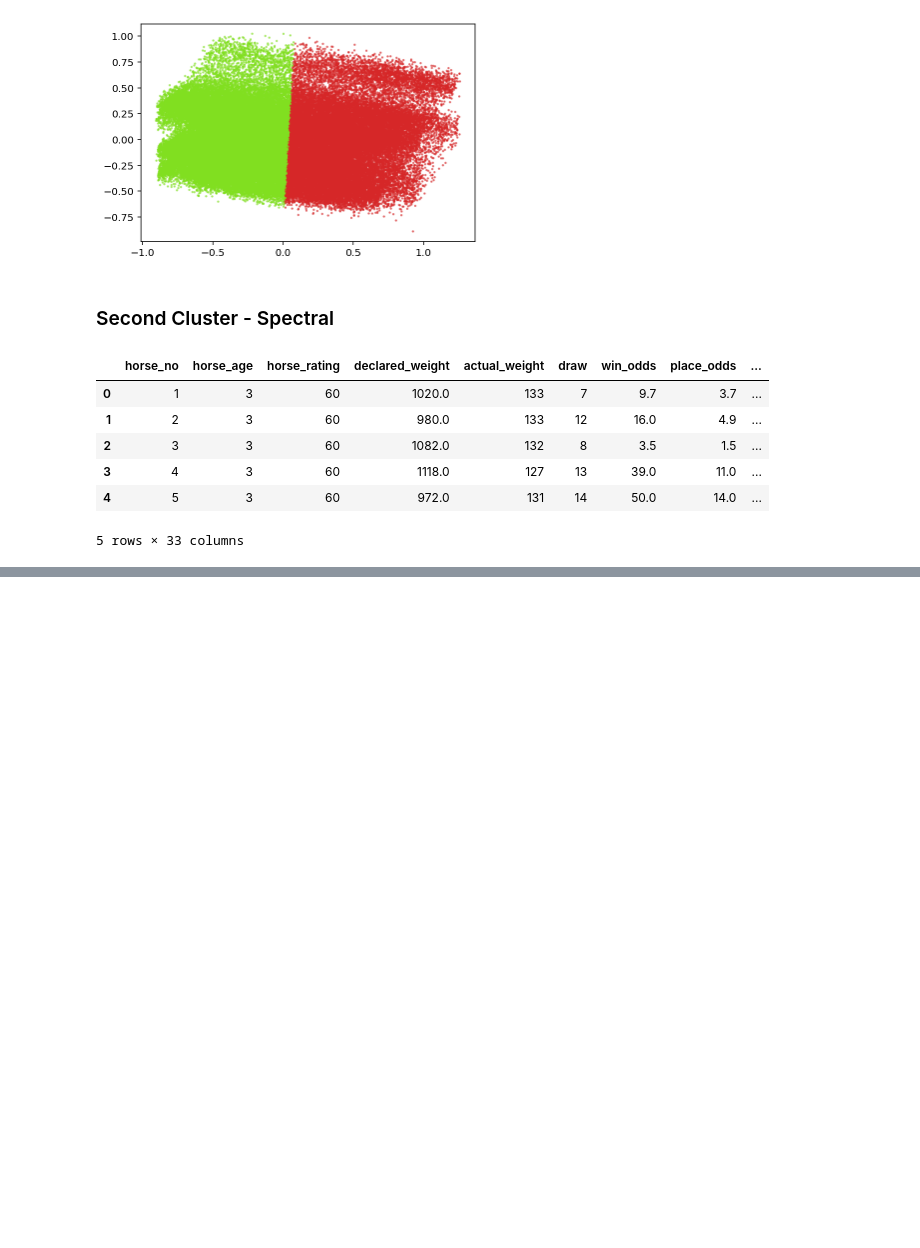
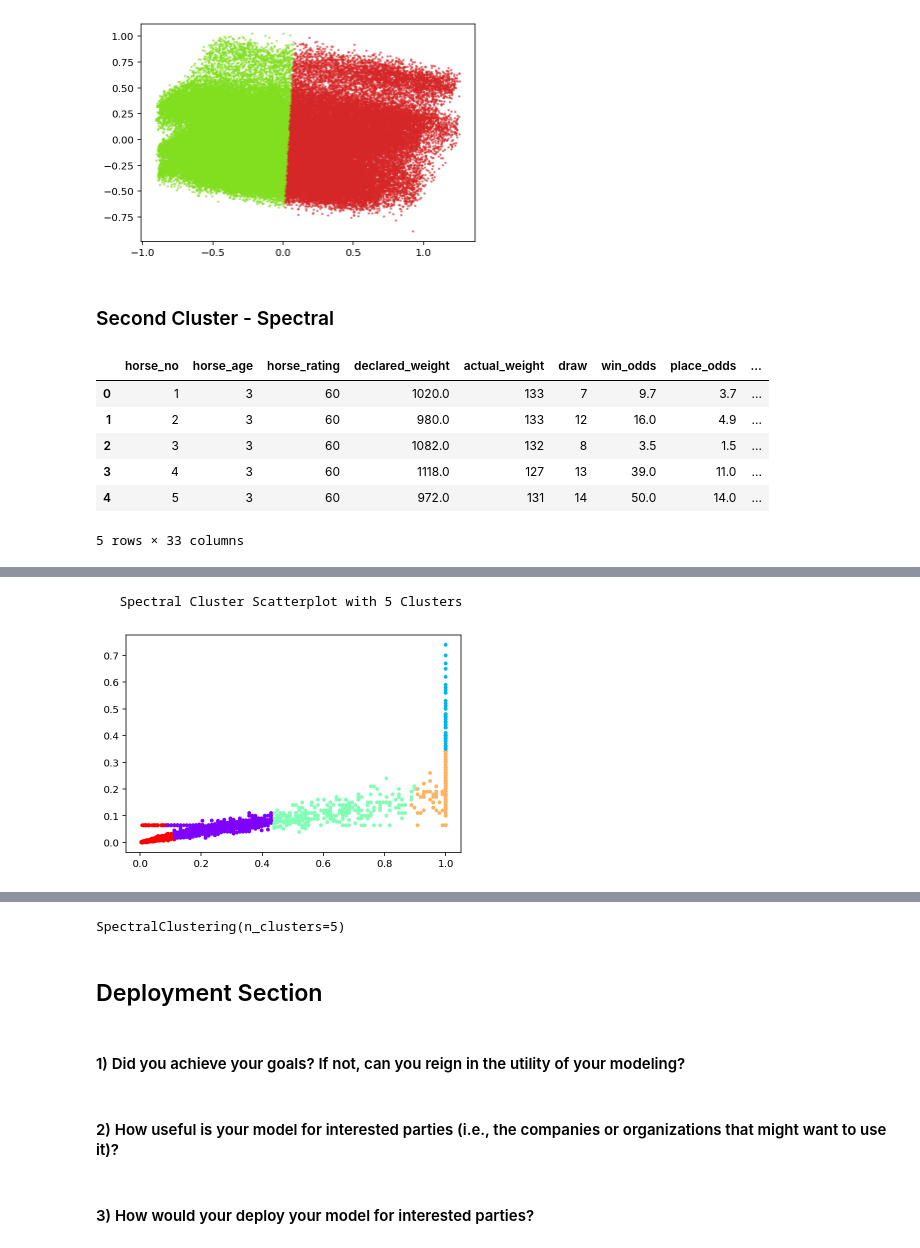
Before and after one commit to C-Stewart-GH/Hong_Kong_Horse_Racing_Project, a Jupyter notebook: Project3/lab3- Ryan.ipynb, the cells around one changed output, grey strips where cells are left out. Drawn from its saved outputs; the diff is of its cells as text; code cells hidden in the pictures; blank space fills up the shorter version.

```diff
--- a/Project3/lab3- Ryan.ipynb
+++ b/Project3/lab3- Ryan.ipynb
@@ -84,6 +86,12 @@ Shape after One-Hot Encoding Categorical Predictors: (79423, 33)
 | 3 | 4 | 3 | 60 | 1118.0 | 127 | 13 | 39.0 | 11.0 | ... |
 | 4 | 5 | 3 | 60 | 972.0 | 131 | 14 | 50.0 | 14.0 | ... |
 5 rows × 33 columns
+# %%
+#train test split won
+X_train,X_test,Y_train,Y_test = train_test_split(runs_data,runs_target,test_size=0.20,random_state=0)
+mmscl_obj = MinMaxScaler()
+X_train = mmscl_obj.fit_transform(X_train,y = None)
+X_test = mmscl_obj.transform(X_test)
 # %% [markdown]
 ### K-means clustering using PCA
 # %%
@@ -206,0 +189,4 @@ plt.show()
+# %%
+np.random.shuffle(X_train)
+spcsample = X_train[:2500, :]
+print(spcsample)
@@ -206,0 +201,17 @@ plt.show()
+# %%
+X1 = spcsample[:,[6,7]]
+nclust = 5
+
+spc = SpectralClustering(n_clusters=nclust, affinity = 'rbf')
+labels = spc.fit_predict(X1)
+
+plt.scatter(X1[:,0], X1[:,1], c=labels,
+                    cmap=plt.cm.rainbow, s=8)
+print('   Spectral Cluster Scatterplot with', nclust, 'Clusters:')
+plt.show()
+
+print('Time for spectral clustering:')
+%time spc.fit(X1)
+# %% [output]
+   Spectral Cluster Scatterplot with 5 Clusters
+[figure, added]
@@ -206,0 +220 @@ plt.show()
+SpectralClustering(n_clusters=5)
@@ -206,0 +227,8 @@ plt.show()
+# %% [markdown]
+## Deployment Section
+# %% [markdown]
+#### 1) Did you achieve your goals? If not, can you reign in the utility of your modeling?
+# %% [markdown]
+#### 2) How useful is your model for interested parties (i.e., the companies or organizations that might want to use it)?
+# %% [markdown]
+#### 3) How would your deploy your model for interested parties?
```
Also changed, not shown: parts of 14 cells of this notebook.
